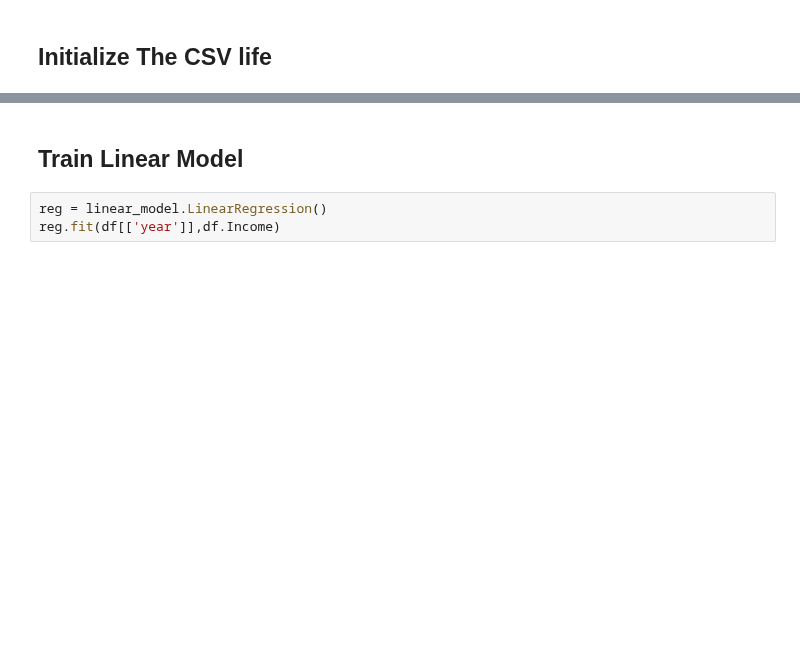
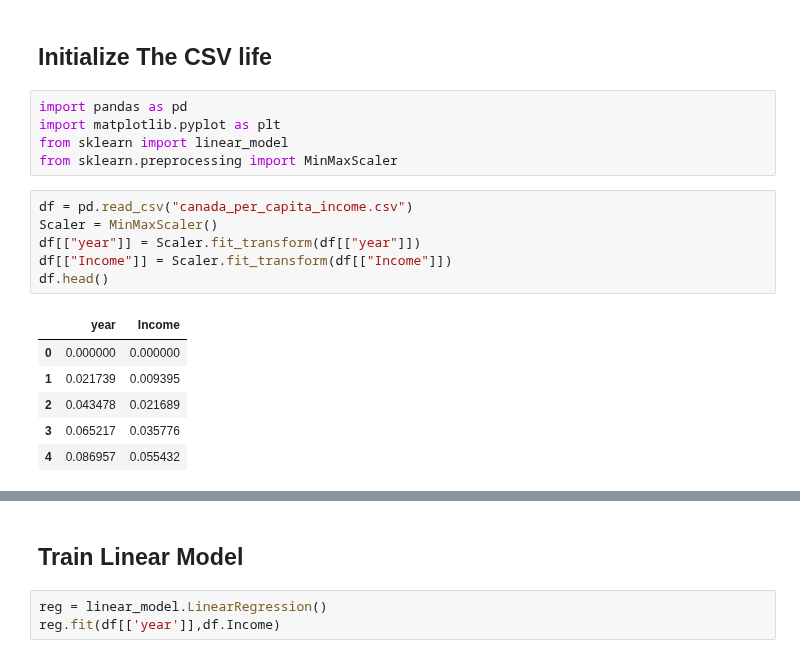
Before and after one commit to NayeemHossenJim/Machine-Learning, a Jupyter notebook: 5. Machine_Learning/1. Linear_Regression/practice.ipynb, the cells around one changed output, grey strips where cells are left out. Cells and saved outputs as stored; diff of their text form; blank space fills up the shorter version.

```diff
--- a/5. Machine_Learning/1. Linear_Regression/practice.ipynb
+++ b/5. Machine_Learning/1. Linear_Regression/practice.ipynb
@@ -1,3 +1,21 @@
 # %% [markdown]
 ## Initialize The CSV life
+# %%
+import pandas as pd
+import matplotlib.pyplot as plt
+from sklearn import linear_model
+from sklearn.preprocessing import MinMaxScaler
+# %%
+df = pd.read_csv("canada_per_capita_income.csv")
+Scaler = MinMaxScaler()
+df[["year"]] = Scaler.fit_transform(df[["year"]])
+df[["Income"]] = Scaler.fit_transform(df[["Income"]])
+df.head()
+# %% [output]
+|  | year | Income |
+| 0 | 0.000000 | 0.000000 |
+| 1 | 0.021739 | 0.009395 |
+| 2 | 0.043478 | 0.021689 |
+| 3 | 0.065217 | 0.035776 |
+| 4 | 0.086957 | 0.055432 |
 # %%
```
Also changed, not shown: parts of 3 cells of this notebook.
